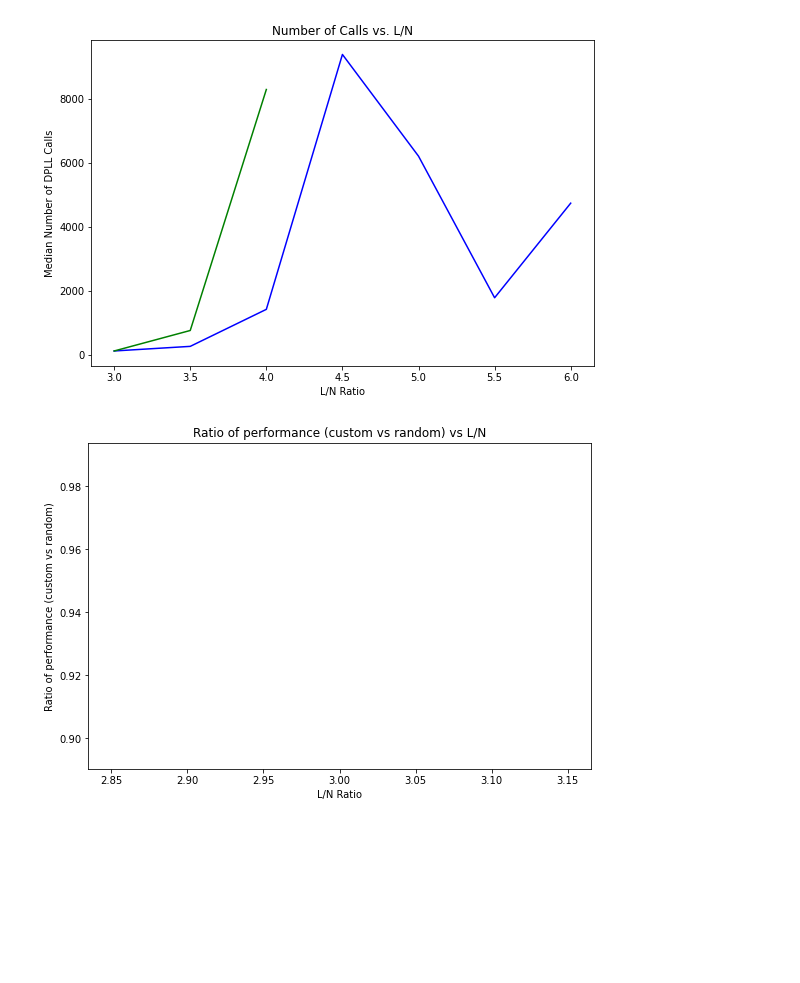
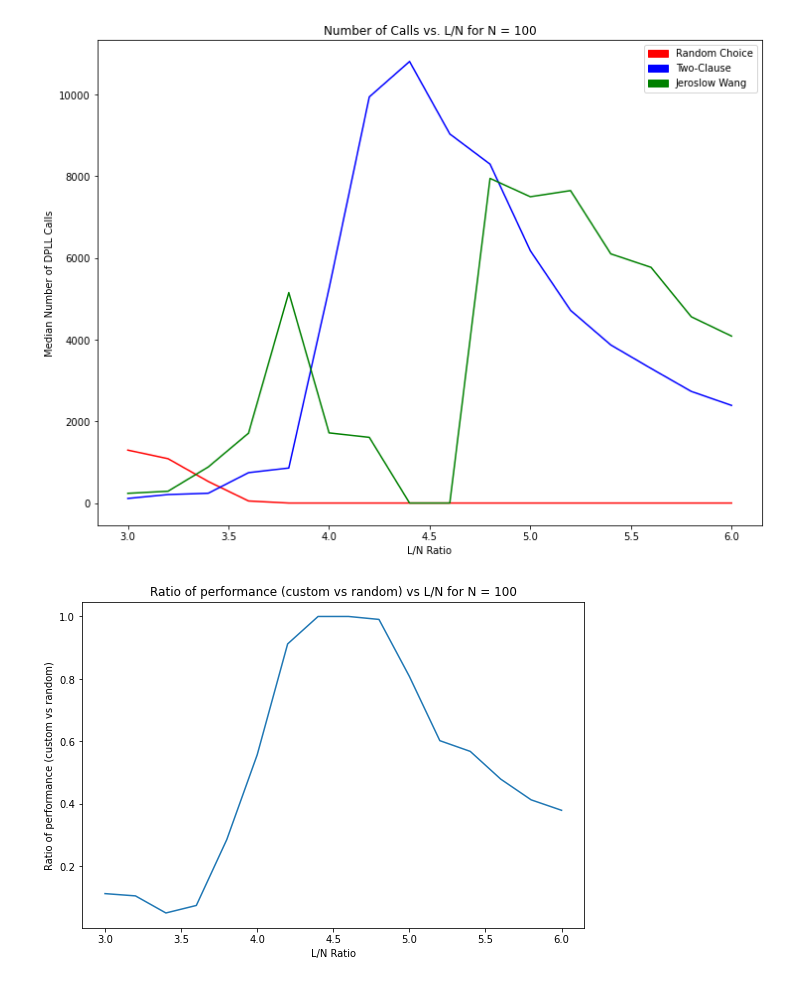
Before and after one commit to th3rring/dpll, a Jupyter notebook: src/graphs.ipynb, the cells around one changed output. Saved outputs shown, nothing was run; the diff lists cells and outputs as text; code cells hidden in the pictures; blank space fills up the shorter version.

```diff
--- a/src/graphs.ipynb
+++ b/src/graphs.ipynb
@@ -37,3 +17,9 @@ res = results
+# %%
+with open(filename) as json_file:
+    data = json.load(json_file)
+# %%
+ln = np.arange(start,stop + step, step)
+res = list(data.values())[0]
 # %%
 rand_exps = []
 two_clause_exps = []
@@ -57,6 +43,8 @@ def compute_median_time(exps):
     for exp in exps:
         if exp[0] != 'TIMEOUT':
             times.append(exp[0])
+        else:
+            times.append(timeout)
     return np.median(times)
 # %%
 # Median Compute Time vs. L/N
@@ -85,28 +73,30 @@ def compute_num_calls(exps):
     for exp in exps:
         if exp[0] != 'TIMEOUT':
             calls.append(exp[1])
+        else:
+            calls.append(0)
     return np.median(calls)
 # %%
 # Num Calls vs. L/N
 
 rand_calls = []
 two_clause_calls = []
 jw_calls = []
 
 for i in range(len(ln)):
     rand_calls.append(compute_num_calls(rand_exps[i]))
     two_clause_calls.append(compute_num_calls(two_clause_exps[i]))
     jw_calls.append(compute_num_calls(jw_exps[i]))
 
 plt.figure(figsize=(12,9))
 plt.legend(handles=patches)
 plt.plot(ln, rand_calls, 'r', ln, two_clause_calls, 'b', ln, jw_calls, 'g')
-plt.title("Number of Calls vs. L/N")
+plt.title("Number of Calls vs. L/N for N = " + str(n))
 plt.ylabel("Median Number of DPLL Calls")
 plt.xlabel("L/N Ratio")
 plt.show()
 # %% [output]
-[figure, old version]
+[figure, new version]
 # %%
 # Ratio of performance (custom vs random) vs L/N
 
@@ -117,12 +107,12 @@ for i in range(len(rand_times)):
 
 plt.figure(figsize=(9,6))
 plt.plot(ln, perf_custom_random)
-plt.title("Ratio of performance (custom vs random) vs L/N")
+plt.title("Ratio of performance (custom vs random) vs L/N for N = " + str(n))
 plt.ylabel("Ratio of performance (custom vs random)")
 plt.xlabel("L/N Ratio")
 plt.show()
 # %% [output]
-[figure, old version]
+[figure, new version]
 # %%
 # Ratio of performance (custom vs 2-clause) vs L/N
 
```
Also changed, not shown: parts of 9 cells of this notebook, 2 other files.
